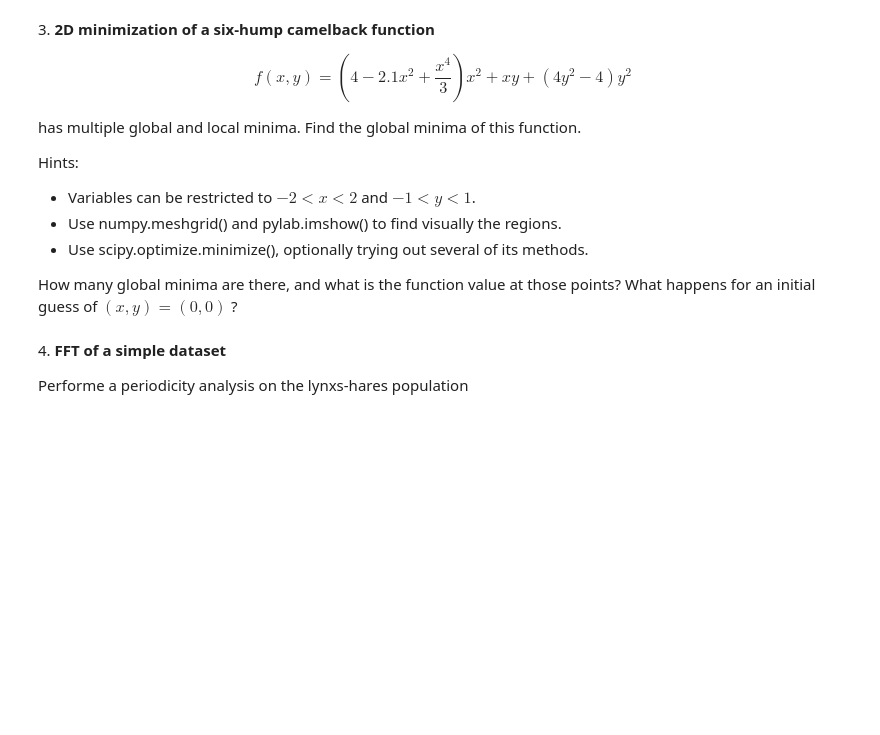
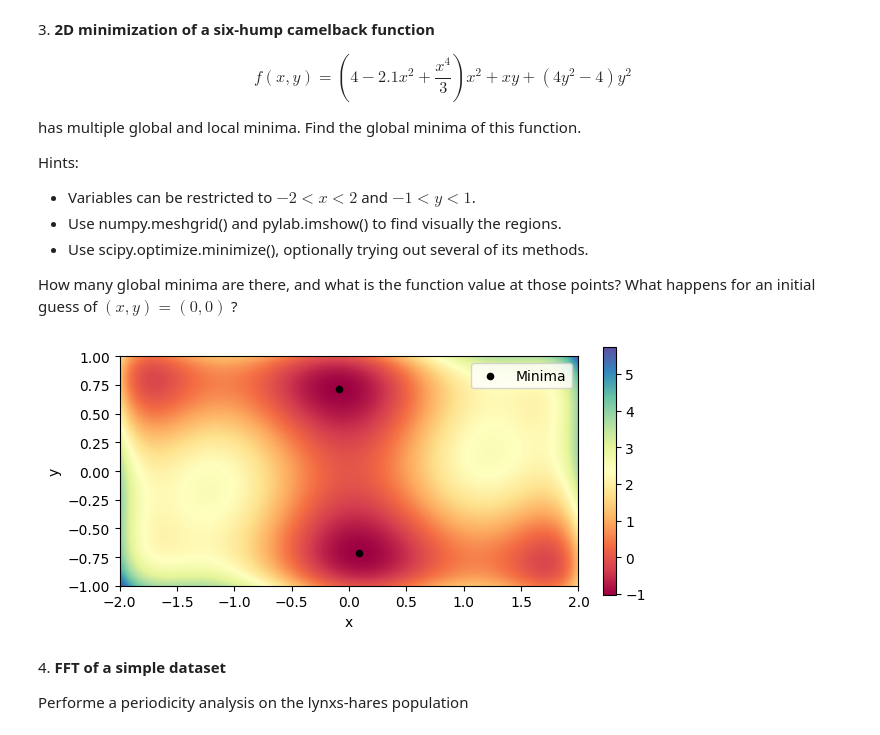
Before and after one commit to gulbord/LaboratoryOfComputationalPhysics_Y5, a Jupyter notebook: 09ex_Algorithms.ipynb, the cells around one changed output. Saved outputs shown, nothing was run; the diff lists cells and outputs as text; code cells hidden in the pictures; blank space fills up the shorter version.

```diff
--- a/09ex_Algorithms.ipynb
+++ b/09ex_Algorithms.ipynb
@@ -74,6 +96,27 @@ Hints:
 * Use scipy.optimize.minimize(), optionally trying out several of its methods.
 
 How many global minima are there, and what is the function value at those points? What happens for an initial guess of $(x, y) = (0, 0)$ ?
+# %%
+def f(x):
+    x, y = x[0], x[1]
+    return (4 - 2.1 * x**2 + x**4 / 3) * x**2 + x * y + (4 * y**2 - 4) * y**2
+
+bnds = ((-2, 2), (-1, 1))
+
+min1 = sp.optimize.minimize(f, x0=(0, 0.75), bounds=bnds)
+min2 = sp.optimize.minimize(f, x0=(0, -0.75), bounds=bnds)
+mins = np.column_stack((min1.x, min2.x))
+
+x, y = np.meshgrid(np.linspace(-2, 2, 400), np.linspace(-1, 1, 200))
+plt.imshow(f((x, y)), origin='lower', extent=[-2, 2, -1, 1], cmap='Spectral')
+plt.colorbar(fraction=0.025)
+plt.scatter(mins[0], mins[1], marker='o', s=20, c='k', label="Minima")
+plt.legend()
+plt.xlabel("x")
+plt.ylabel("y")
+plt.show()
+# %% [output]
+[figure, added]
 # %% [markdown]
 4\. **FFT of a simple dataset**
 
```
Also changed, not shown: parts of 5 cells of this notebook.
